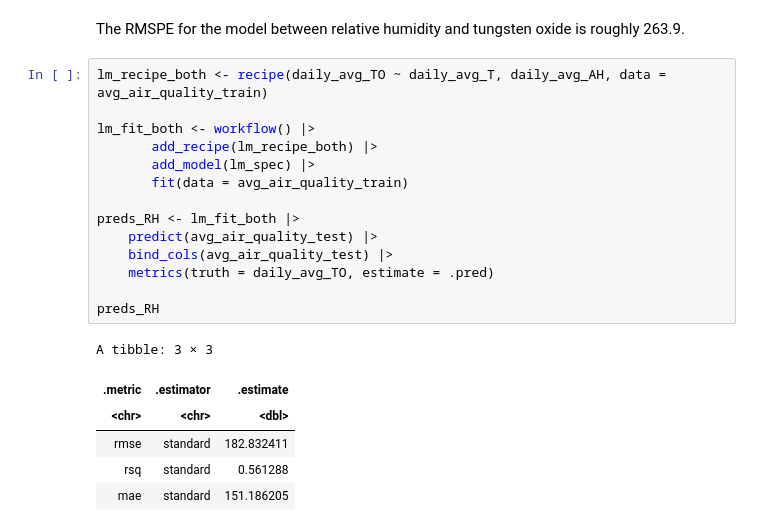
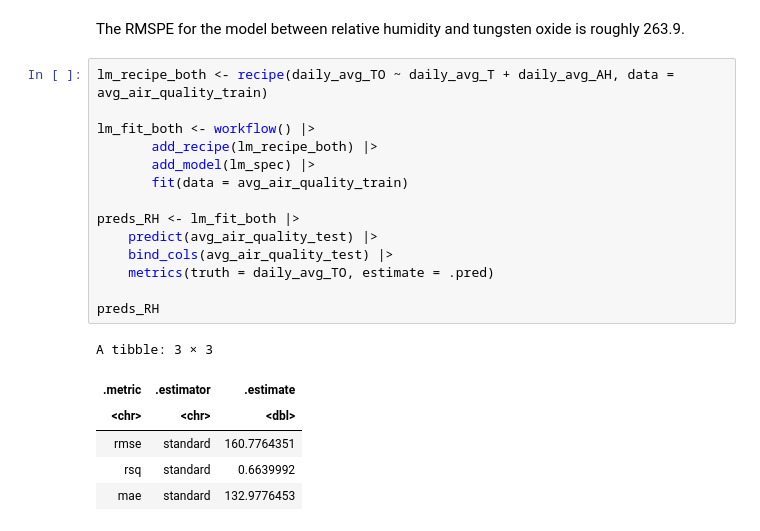
Before and after one commit to recompton/DSCI100_group_project, a Jupyter notebook: Final Project.ipynb, the cells around one changed output. Saved outputs shown, nothing was run; the diff lists cells and outputs as text.

```diff
--- a/Final Project.ipynb
+++ b/Final Project.ipynb
@@ -553,23 +553,23 @@ A tibble: 3 × 3
 # %% [markdown]
 The RMSPE for the model between relative humidity and tungsten oxide is roughly 263.9.
 # %%
-lm_recipe_both <- recipe(daily_avg_TO ~ daily_avg_T, daily_avg_AH, data = avg_air_quality_train)
+lm_recipe_both <- recipe(daily_avg_TO ~ daily_avg_T + daily_avg_AH, data = avg_air_quality_train)
 
 lm_fit_both <- workflow() |>
        add_recipe(lm_recipe_both) |>
        add_model(lm_spec) |>
        fit(data = avg_air_quality_train)
 
 preds_RH <- lm_fit_both |>
     predict(avg_air_quality_test) |>
     bind_cols(avg_air_quality_test) |>
     metrics(truth = daily_avg_TO, estimate = .pred)
 
 preds_RH
 # %% [output]
 A tibble: 3 × 3
 | .metric | .estimator | .estimate |
 | <chr> | <chr> | <dbl> |
-| rmse | standard | 182.832411 |
-| rsq | standard | 0.561288 |
-| mae | standard | 151.186205 |
+| rmse | standard | 160.7764351 |
+| rsq | standard | 0.6639992 |
+| mae | standard | 132.9776453 |
```
Also changed, not shown: parts of 11 cells of this notebook.
